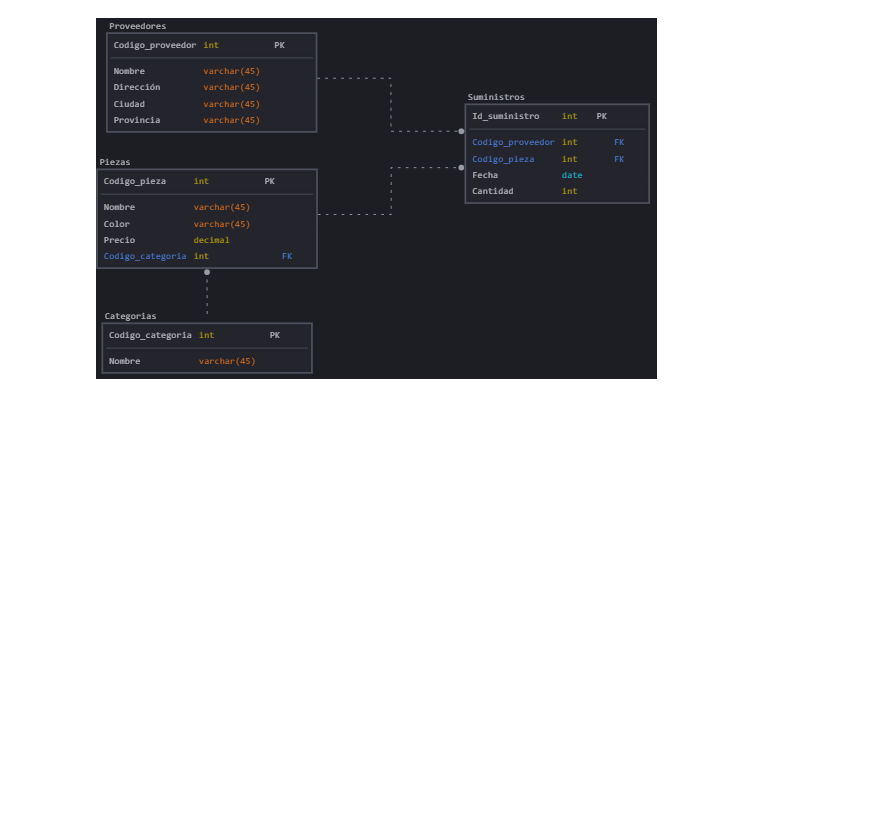
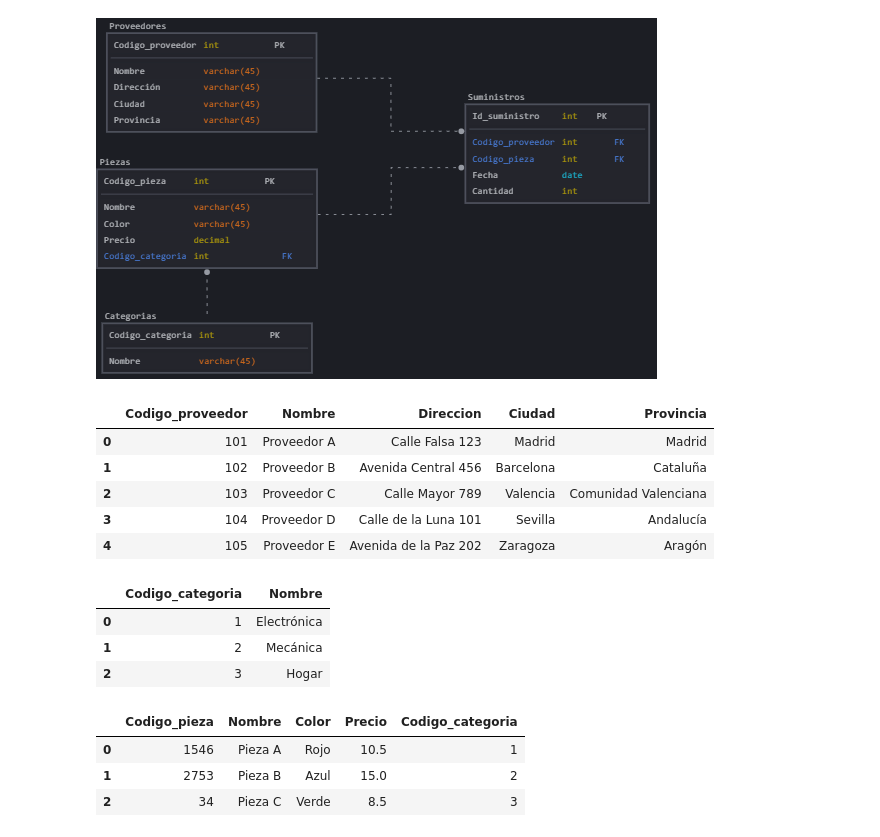
Before and after one commit to Erokson/Team-Challenge---Team-Minerva, a Jupyter notebook: Sprint_06_SQL/Challenge/Parte_2.ipynb, the cells around one changed output. Saved outputs shown, nothing was run; the diff lists cells and outputs as text; code cells hidden in the pictures; blank space fills up the shorter version.

Commit message:
propuesta base de datos

```diff
--- a/Sprint_06_SQL/Challenge/Parte_2.ipynb
+++ b/Sprint_06_SQL/Challenge/Parte_2.ipynb
@@ -2,0 +8,13 @@
+# %%
+# Creación de la conexión de la base de datos y del cursor.
+conn = sqlite3.connect('proveedores.db')
+cursor = conn.cursor()
+
+# Función para realizar queries.
+def sql_query(query):
+    cursor.execute(query)
+    if query.lower().strip().startswith("select "):
+        ans = cursor.fetchall()
+        names = [description[0] for description in cursor.description]
+        return pd.DataFrame(ans,columns=names)
+    return None
@@ -2,0 +142,23 @@
+# %%
+pd.read_sql("SELECT * FROM Proveedores", conn)
+# %% [output]
+|  | Codigo_proveedor | Nombre | Direccion | Ciudad | Provincia |
+| 0 | 101 | Proveedor A | Calle Falsa 123 | Madrid | Madrid |
+| 1 | 102 | Proveedor B | Avenida Central 456 | Barcelona | Cataluña |
+| 2 | 103 | Proveedor C | Calle Mayor 789 | Valencia | Comunidad Valenciana |
+| 3 | 104 | Proveedor D | Calle de la Luna 101 | Sevilla | Andalucía |
+| 4 | 105 | Proveedor E | Avenida de la Paz 202 | Zaragoza | Aragón |
+# %%
+pd.read_sql("SELECT * FROM Categorias", conn)
+# %% [output]
+|  | Codigo_categoria | Nombre |
+| 0 | 1 | Electrónica |
+| 1 | 2 | Mecánica |
+| 2 | 3 | Hogar |
+# %%
+pd.read_sql("SELECT * FROM Piezas", conn)
+# %% [output]
+|  | Codigo_pieza | Nombre | Color | Precio | Codigo_categoria |
+| 0 | 1546 | Pieza A | Rojo | 10.5 | 1 |
+| 1 | 2753 | Pieza B | Azul | 15.0 | 2 |
+| 2 | 34 | Pieza C | Verde | 8.5 | 3 |
```
Also changed, not shown: parts of 9 cells of this notebook, 1 other file.
